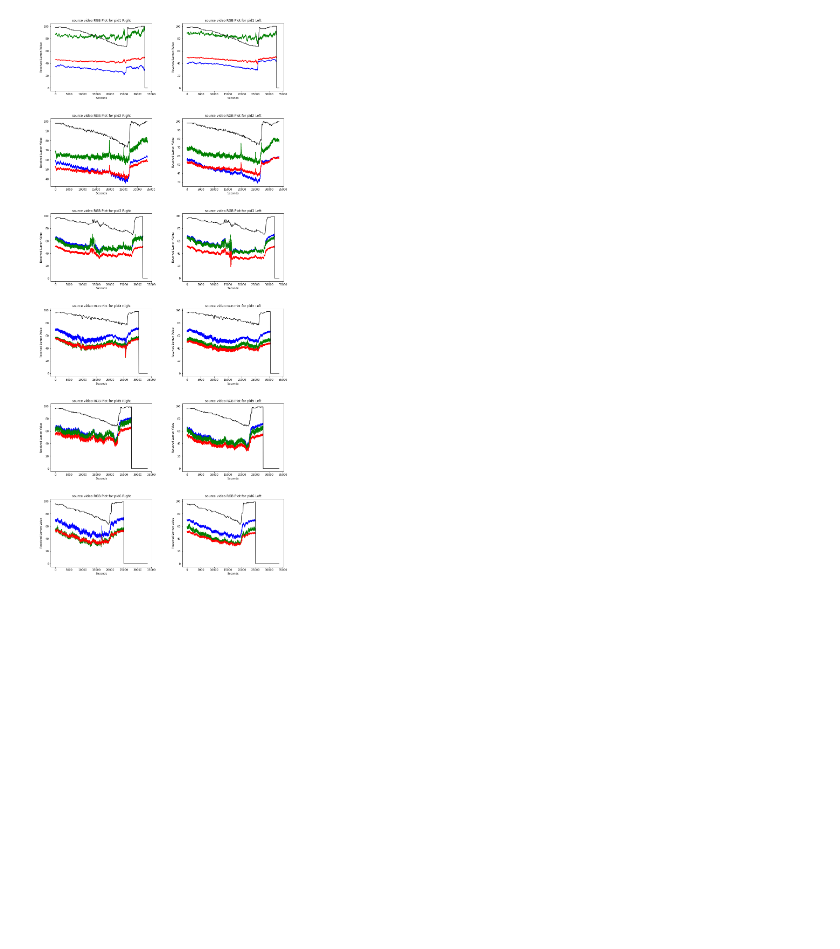
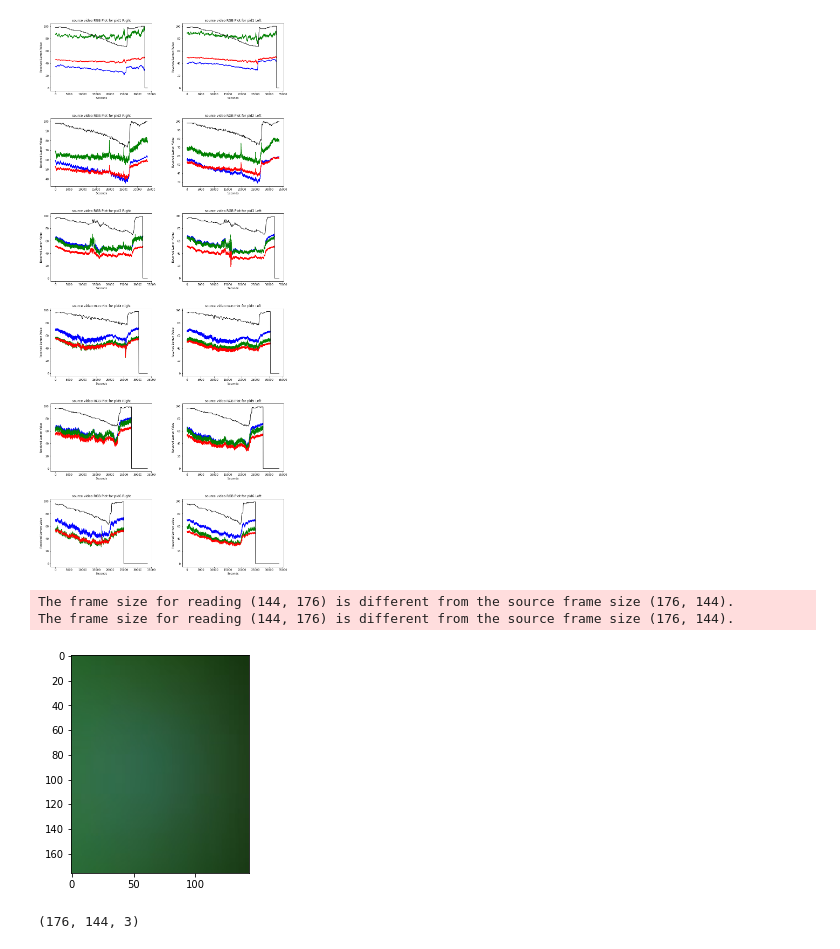
Before and after one commit to ubicomplab/oximetry-phone-cam-data, a Jupyter notebook: examples/initialvisualization.ipynb, the cells around one changed output. Cells and saved outputs as stored; diff of their text form; code cells hidden in the pictures; blank space fills up the shorter version.

Commit message:
re-run the visualization

```diff
--- a/examples/initialvisualization.ipynb
+++ b/examples/initialvisualization.ipynb
@@ -97,6 +97,27 @@ print(csv_gt.shape)
 # %% [output]
 torch.Size([6, 6, 33660])
 torch.Size([6, 5, 1122])
+# %%
+# return the first frame
+def first_frame(vid):
+    num = 2
+    image = vid.get_data(num)
+    plt.imshow(image)
+#     plt.show()
+    vid_rgb = 0
+#     print(vid.shape)
+    vid_arr = np.array([[0.0,0.0,0.0],[0.0,0.0,0.0]])
+#     print(vid_arr)
+    vid_arr_add = [0.0,0.0,0.0]
+    first_frame = 0
+    for i, im in enumerate(vid):
+        if i == 0:
+            first_frame = im
+            break
+        vid_arr_add = [np.mean(im[:,:,0]),np.mean(im[:,:,1]),np.mean(im[:,:,2])]
+        vid_arr = np.append(vid_arr, [vid_arr_add],axis=0)
+
+    return first_frame
 # %%
 # literally load videos
 def process_vid_for_averages(vid):
@@ -275,3 +270,15 @@ plt.subplots_adjust(left=0.1,
                     hspace=0.4)
 # %% [output]
 [figure]
+# %%
+fname = Path.joinpath(Path(vidpath),vidnames[0]+'.mp4')
+vid = imageio.get_reader(fname)#,'ffmpeg')
+first = first_frame(vid)
+# %% [output]
+The frame size for reading (144, 176) is different from the source frame size (176, 144).
+The frame size for reading (144, 176) is different from the source frame size (176, 144).
+[figure, added]
+# %%
+first.shape
+# %% [output]
+(176, 144, 3)
```
Also changed, not shown: parts of 3 cells of this notebook, 1 other file.
